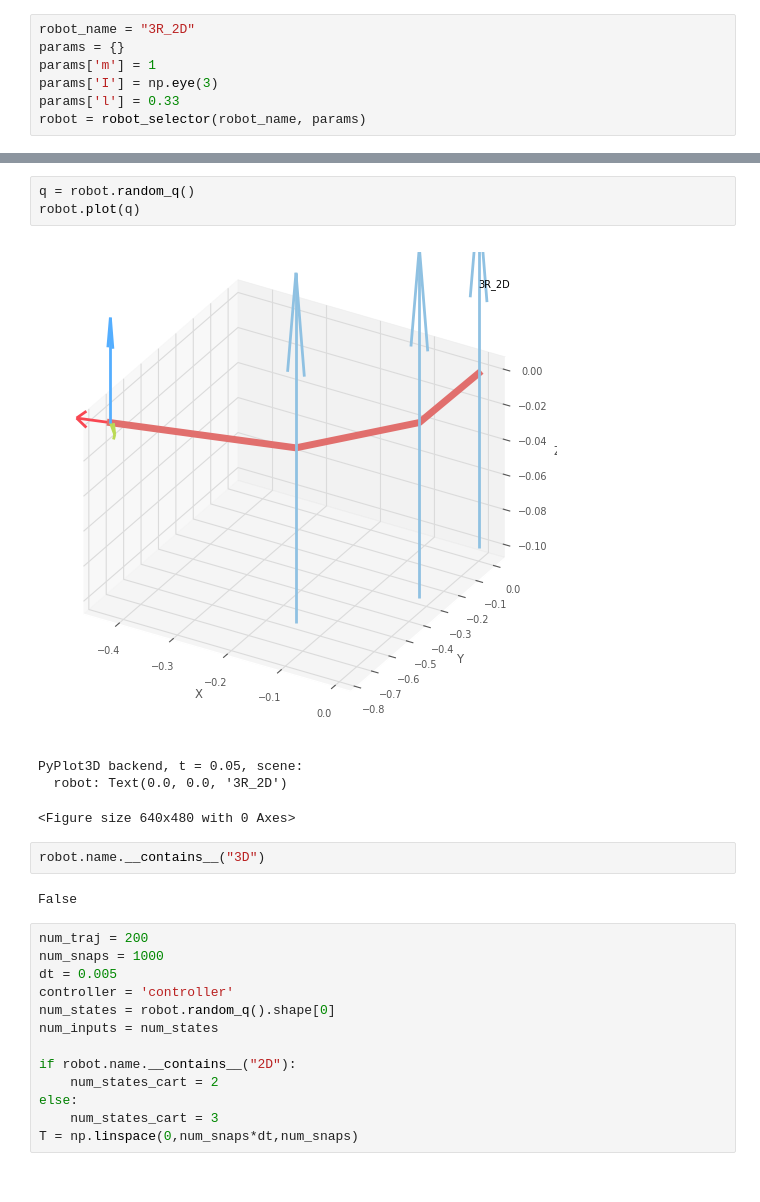
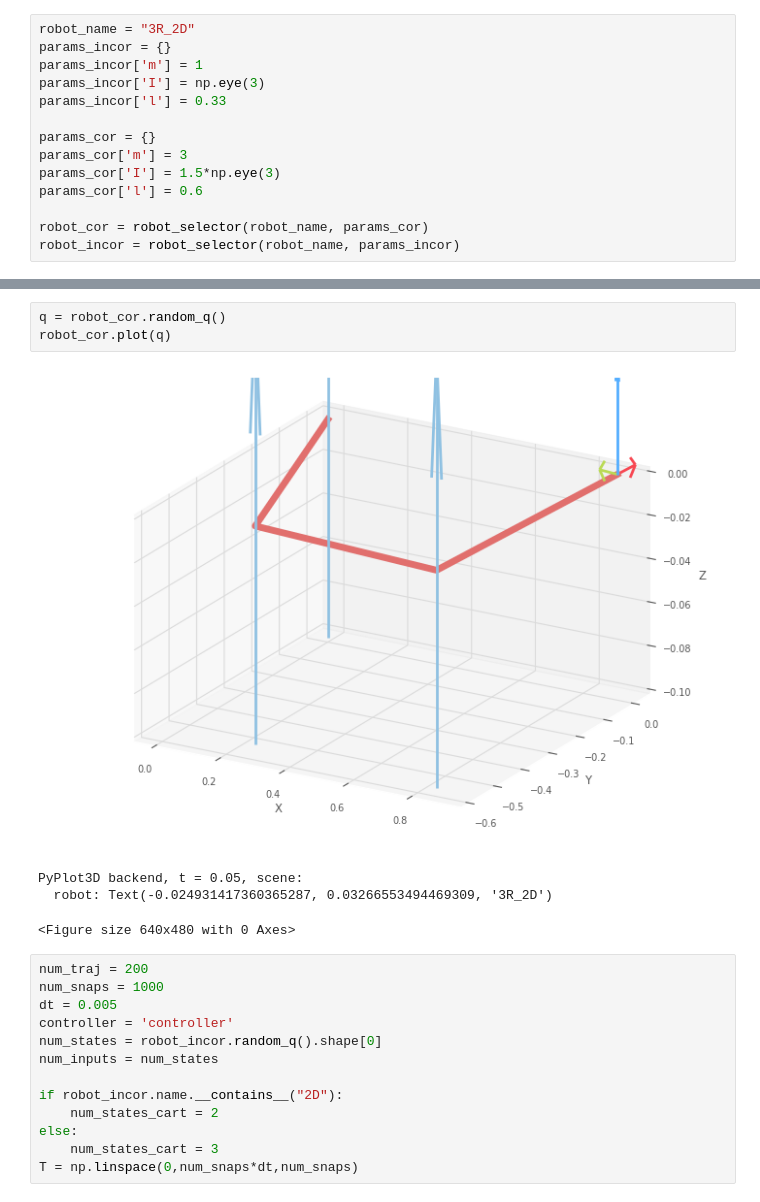
Before and after one commit to Rajpal9/Adaptive-koopman, a Jupyter notebook: test.ipynb, the cells around one changed output, grey strips where cells are left out. Saved outputs shown, nothing was run; the diff lists cells and outputs as text.

Commit message:
Adaptive COntrol with Robot Library

```diff
--- a/test.ipynb
+++ b/test.ipynb
@@ -5,9 +5,16 @@ from dynamics.data_gen_robot import data_gen_robot
 import matplotlib.pyplot as plt
 # %%
 robot_name = "3R_2D"
-params = {}
-params['m'] = 1
-params['I'] = np.eye(3)
-params['l'] = 0.33
-robot = robot_selector(robot_name, params)
+params_incor = {}
+params_incor['m'] = 1
+params_incor['I'] = np.eye(3)
+params_incor['l'] = 0.33
+
+params_cor = {}
+params_cor['m'] = 3
+params_cor['I'] = 1.5*np.eye(3)
+params_cor['l'] = 0.6
+
+robot_cor = robot_selector(robot_name, params_cor)
+robot_incor = robot_selector(robot_name, params_incor)
 # %%
@@ -25,26 +38,22 @@ DHRobot: 3R_2D, 3 joints (RRR), dynamics, standard DH parameters
 ┌─┬──┐
 └─┴──┘
 # %%
-q = robot.random_q()
-robot.plot(q)
+q = robot_cor.random_q()
+robot_cor.plot(q)
 # %% [output]
-[figure, old version]
+[figure, new version]
 PyPlot3D backend, t = 0.05, scene:
-  robot: Text(0.0, 0.0, '3R_2D')
+  robot: Text(-0.024931417360365287, 0.03266553494469309, '3R_2D')
 <Figure size 640x480 with 0 Axes>
-# %%
-robot.name.__contains__("3D")
-# %% [output]
-False
 # %%
 num_traj = 200
 num_snaps = 1000
 dt = 0.005
 controller = 'controller'
-num_states = robot.random_q().shape[0]
+num_states = robot_incor.random_q().shape[0]
 num_inputs = num_states
 
-if robot.name.__contains__("2D"):
+if robot_incor.name.__contains__("2D"):
     num_states_cart = 2
 else:
     num_states_cart = 3
```
Also changed, not shown: parts of 8 cells of this notebook, 7 other files.
